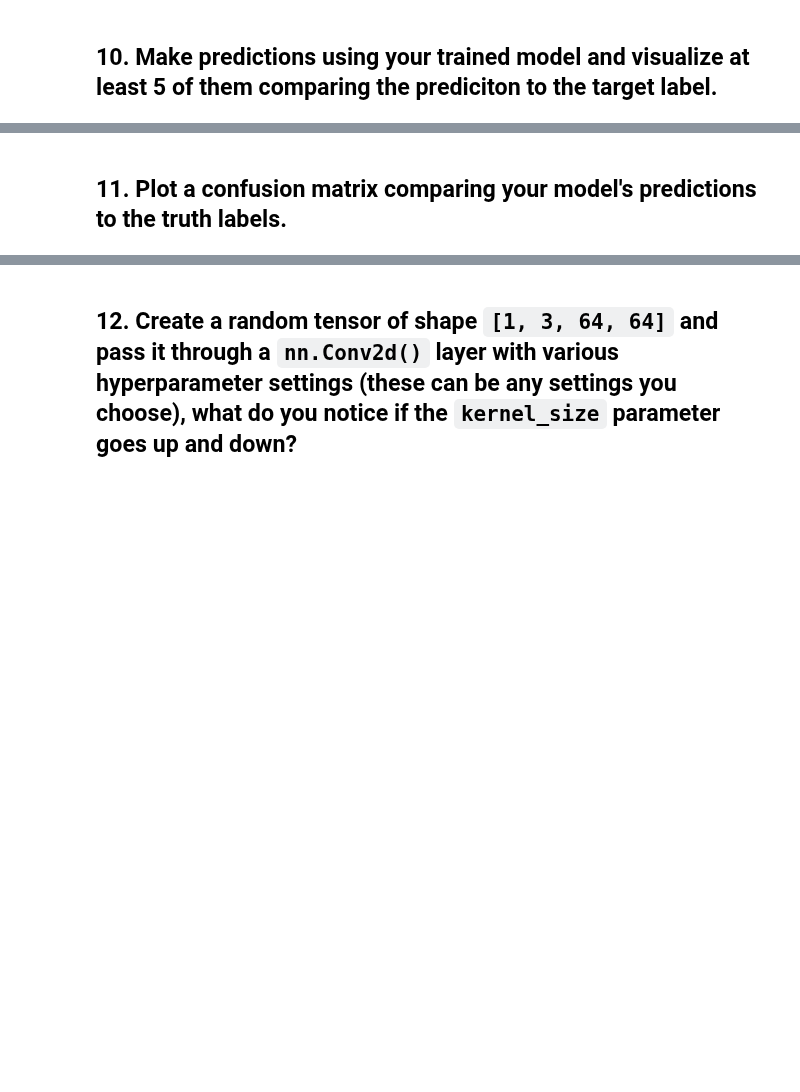
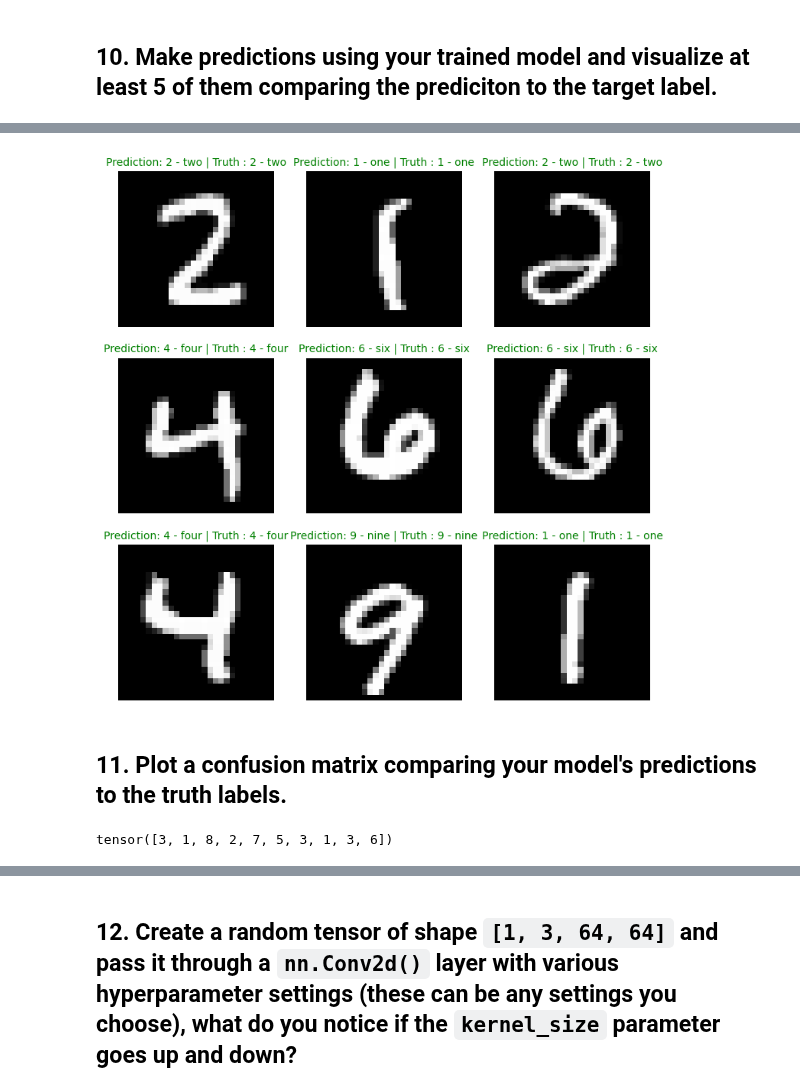
Before and after one commit to diyangraditya/PyTorchLearnings_UDEMY, a Jupyter notebook: Notebooks/03EXERCISE_pytorch_computer_vision.ipynb, the cells around one changed output, grey strips where cells are left out. Saved outputs shown, nothing was run; the diff lists cells and outputs as text; code cells hidden in the pictures; blank space fills up the shorter version.

```diff
--- a/Notebooks/03EXERCISE_pytorch_computer_vision.ipynb
+++ b/Notebooks/03EXERCISE_pytorch_computer_vision.ipynb
@@ -298,3 +235,8 @@ MNISTModel(
 )
 # %% [markdown]
 ## 9. Train the model you built in exercise 8. for 5 epochs on CPU and GPU and see how long it takes on each.
+# %%
+from PyTorchLearnings_UDEMY.Python.helper_functions import accuracy_fn
+
+optimizer = torch.optim.SGD(model.parameters(), lr=0.1)
+loss_fn = nn.CrossEntropyLoss()
@@ -303,2 +561,32 @@ MNISTModel(
+# %%
+# plot pred
+plt.figure(figsize=(9,9))
+nrows = 3
+ncols = 3
+for i, sample in enumerate(test_samples):
+    # create subplot
+    plt.subplot(nrows, ncols, i + 1)
+
+    # plot the target image
+    plt.imshow(sample.squeeze(), cmap="gray")
+
+    # find the pred (in text form)
+    pred_label = class_names[pred_classes[i]]
+
+    # get the truth label (in text form)
+    truth_label = class_names[test_labels[i]]
+
+    # create a title for the plot
+    title_text =f"Prediction: {pred_label} | Truth : {truth_label}"
+
+    # check for quality between pred and truth and change color of title text
+    if pred_label == truth_label:
+        plt.title(title_text, fontsize=10, c="g") # green text if pred = truth
+    else:
+        plt.title(title_text, fontsize=10, c="r")
+
+    plt.axis('off')
+# %% [output]
+[figure, added]
 # %% [markdown]
 ## 11. Plot a confusion matrix comparing your model's predictions to the truth labels.
@@ -304,0 +597,20 @@ MNISTModel(
+# %%
+y_preds=[]
+model.eval()
+with torch.inference_mode():
+    for X, y in tqdm(test_loader, desc="Making predictions..."):
+        # send the data and targets to target device
+        X, y = X.to(device), y.to(device)
+        # do the forward pass
+        y_logit = model(X)
+        # turn preds from logits -> predictions probs -> pre labels
+        y_pred = torch.softmax(y_logit.squeeze(), dim=0).argmax(dim=1)
+        # put preds on CPU for eval
+        y_preds.append(y_pred.cpu())
+
+# concat list of pred into a tensor
+# print(y_preds)
+y_pred_tensor = torch.cat(y_preds)
+y_pred_tensor[:10]
+# %% [output]
+tensor([3, 1, 8, 2, 7, 5, 3, 1, 3, 6])
```
Also changed, not shown: parts of 21 cells of this notebook, 2 other files.
